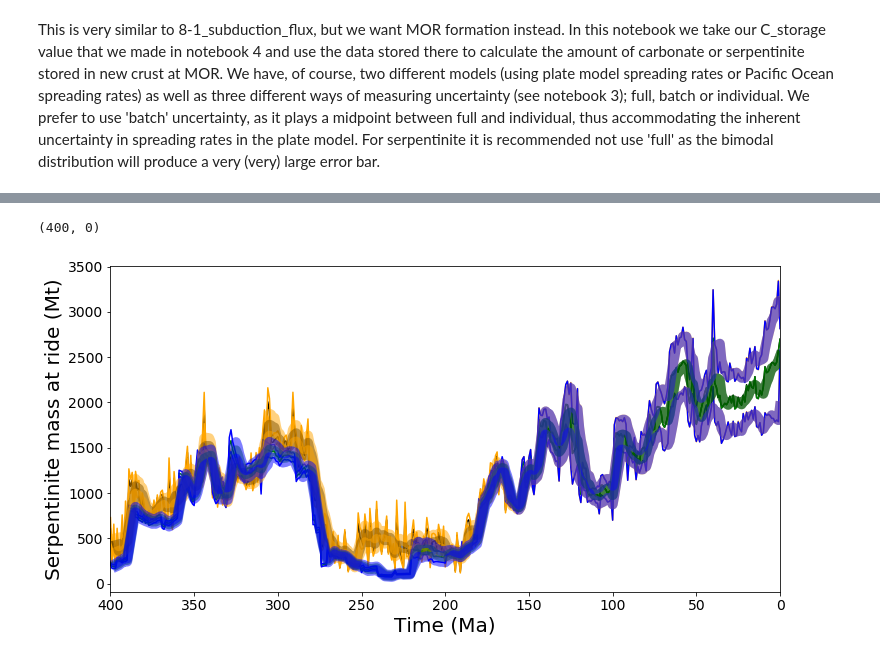
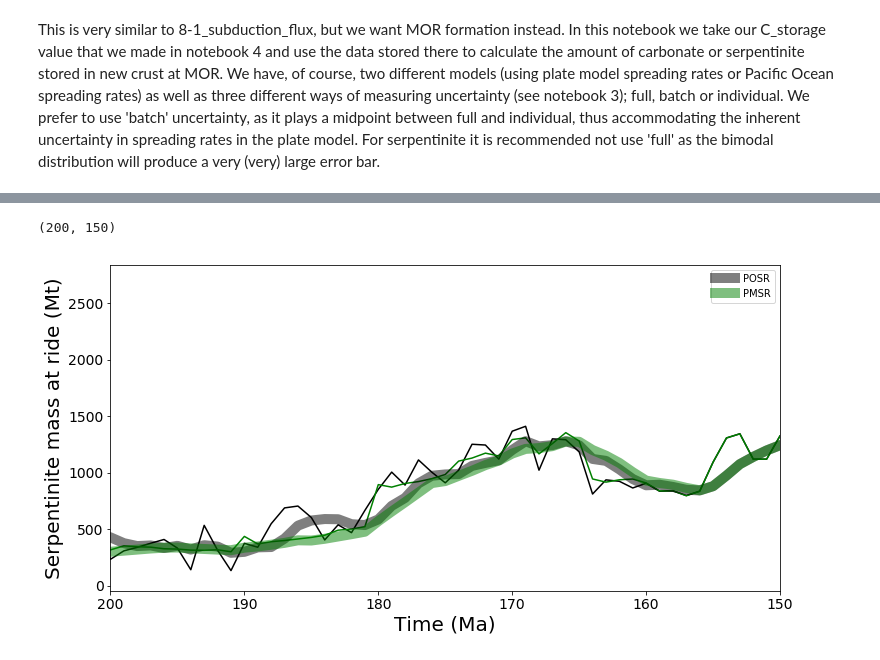
Before and after one commit to amer7632/pyGPlates_examples, a Jupyter notebook: Merdith_2019_Frontiers/8-2_MOR_flux.ipynb, the cells around one changed output, grey strips where cells are left out. Saved outputs shown, nothing was run; the diff lists cells and outputs as text; code cells hidden in the pictures.

```diff
--- a/Merdith_2019_Frontiers/8-2_MOR_flux.ipynb
+++ b/Merdith_2019_Frontiers/8-2_MOR_flux.ipynb
@@ -113,0 +119,10 @@ with open('%s%s_MOR_%s_%s' % (savedir, variable, model_type, uncertainty_method)
+# %%
+sr_PMSR = []
+
+for i,j,k in itertools.izip(C_storage_PMSR[185]['RightPlate'],
+                            C_storage_PMSR[185]['LeftPlate'],
+                            C_storage_PMSR[185]['Spreading Rate']):
+    new_conjugate_plates = (i,j)
+    if all(x in panthalassa_plate_ids for x in new_conjugate_plates) == True:
+        #print i,j,k
+        sr_PMSR.append(k)
@@ -113,0 +138,9 @@ with open('%s%s_MOR_%s_%s' % (savedir, variable, model_type, uncertainty_method)
+# %%
+sr_POSR = []
+for i,j,k in itertools.izip(C_storage_POSR[180]['RightPlate'],
+                            C_storage_POSR[180]['LeftPlate'],
+                            C_storage_POSR[180]['Spreading Rate']):
+    new_conjugate_plates = (i,j)
+    if all(x in panthalassa_plate_ids for x in new_conjugate_plates) == True:
+        #print i,j,k
+        sr_POSR.append(k)
@@ -137,30 +179,30 @@ smooth_std_PMSR = running_mean(std_PMSR, 5, 'valid')
 # %%
 #batch uncertainty
 plt.figure(figsize=(12,6))
 
 plt.plot(mean_POSR, color='k')
-plt.plot(mean_POSR+std_POSR, color='orange')
-plt.plot(mean_POSR-std_POSR, color='orange')
+#plt.plot(mean_POSR+std_POSR, color='orange')
+#plt.plot(mean_POSR-std_POSR, color='orange')
 
 plt.plot(mean_PMSR, color='green')
-plt.plot(mean_PMSR+std_PMSR, color='blue')
-plt.plot(mean_PMSR-std_PMSR, color='blue')
+#plt.plot(mean_PMSR+std_PMSR, color='blue')
+#plt.plot(mean_PMSR-std_PMSR, color='blue')
 
-plt.plot(smooth_mean_POSR, color='k', lw=10, alpha=0.5)
-plt.plot(smooth_mean_POSR+smooth_std_POSR, color='orange', lw=10, alpha=0.5)
-plt.plot(smooth_mean_POSR-smooth_std_POSR, color='orange', lw=10, alpha=0.5)
+plt.plot(smooth_mean_POSR, color='k', lw=10, alpha=0.5, label='POSR')
+#plt.plot(smooth_mean_POSR+smooth_std_POSR, color='orange', lw=10, alpha=0.5)
+#plt.plot(smooth_mean_POSR-smooth_std_POSR, color='orange', lw=10, alpha=0.5)
 
-plt.plot(smooth_mean_PMSR, color='green', lw=10, alpha=0.5)
-plt.plot(smooth_mean_PMSR+smooth_std_PMSR, color='blue', lw=10, alpha=0.5)
-plt.plot(smooth_mean_PMSR-smooth_std_PMSR, color='blue', lw=10, alpha=0.5)
+plt.plot(smooth_mean_PMSR, color='green', lw=10, alpha=0.5, label='PMSR')
+#plt.plot(smooth_mean_PMSR+smooth_std_PMSR, color='blue', lw=10, alpha=0.5)
+#plt.plot(smooth_mean_PMSR-smooth_std_PMSR, color='blue', lw=10, alpha=0.5)
 
 plt.xlabel('Time (Ma)', fontsize=20)
 plt.ylabel('Serpentinite mass at ride (Mt)', fontsize=20)
 
 plt.xticks(fontsize=14)
 plt.yticks(fontsize=14)
-
-plt.xlim(400,0)
+plt.legend()
+plt.xlim(200,150)
 # %% [output]
-(400, 0)
+(200, 150)
-[figure, old version]
+[figure, new version]
```
Also changed, not shown: parts of 5 cells of this notebook, 1 other file.
